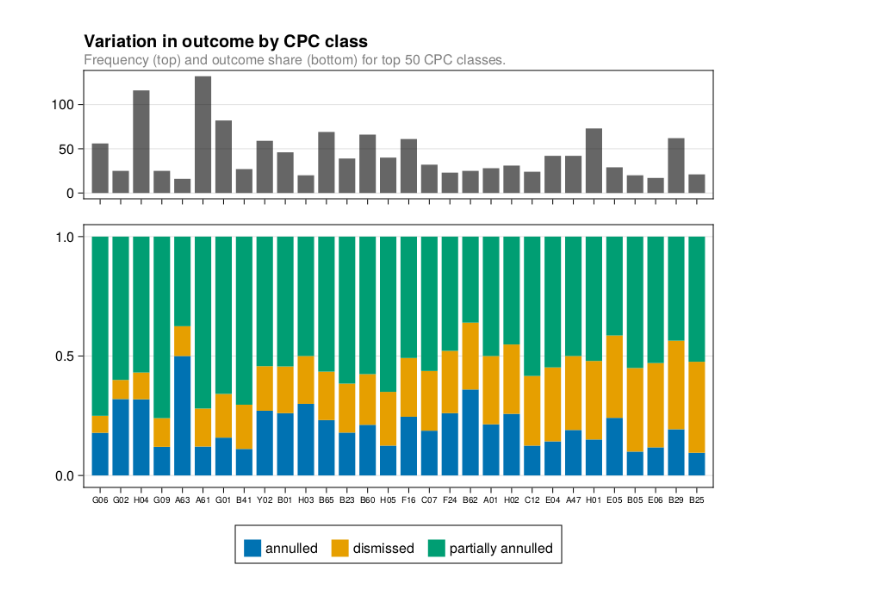
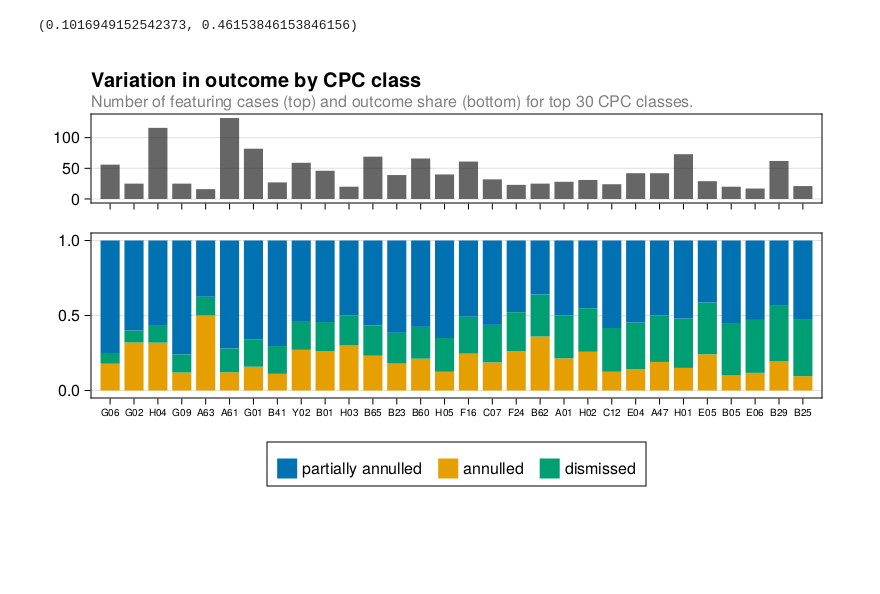
Before and after one commit to jfb-h/unified-judicial-decisions-analysis, a Jupyter notebook: scripts/final-results/descriptive-results.ipynb, the cells around one changed output. Saved outputs shown, nothing was run; the diff lists cells and outputs as text; code cells hidden in the pictures; blank space fills up the shorter version.

```diff
--- a/scripts/final-results/descriptive-results.ipynb
+++ b/scripts/final-results/descriptive-results.ipynb
@@ -77,3 +229,12 @@ end
+# %%
+using DataFramesMeta
+
+let df = flatten_and_summarize(decisions, judges)
+    @rsubset! df :n >= 50
+    extrema(df.var"claim dismissed")
+end
+# %% [output]
+(0.1016949152542373, 0.46153846153846156)
 # %%
 function plot_outcome_tech(df; title="", subtitle="")
     outcomes = ["claim dismissed" => "dismissed",
@@ -87,7 +248,7 @@ function plot_outcome_tech(df; title="", subtitle="")
     order = sort!(dftop, :dismissed).group
     N = length(order)
 
-    fig = Figure(resolution=(800, 650))
+    fig = Figure(resolution=(800, 450))
 
     pl1 = data(unique(dflong, [:group, :n])) * mapping(
             :group => sorter(order) => "", :n => "";
@@ -99,10 +260,12 @@ function plot_outcome_tech(df; title="", subtitle="")
     gr1 = draw!(fig[1,1], pl1; axis)
     xlims!(0.2, N + 0.8)
 
+    order_outcome = ["partially annulled", "annulled", "dismissed"]
+
     pl2 = data(dflong) * mapping(
             :group => sorter(order) => "", :value => "";
-            stack=:variable,
-            color=:variable => ""
+            stack=:variable ,# => sorter(reverse(order_outcome)) => "",
+            color=:variable => sorter(order_outcome) => ""
           ) * visual(BarPlot)
 
     ax2 = axis=(;xticklabelsize=10, xgridvisible=false)
@@ -118,10 +281,10 @@ end;
 # %%
 let df = flatten_and_summarize(decisions, class ∘ patent)
     title = "Variation in outcome by CPC class"
-    subtitle = "Frequency (top) and outcome share (bottom) for top 50 CPC classes."
+    subtitle = "Number of featuring cases (top) and outcome share (bottom) for top 30 CPC classes."
     fig = plot_outcome_tech(df; title, subtitle)
     save("variation_tech.png", fig; px_per_unit=2)
     fig
 end
 # %% [output]
-[figure, old version]
+[figure, new version]
```
Also changed, not shown: parts of 14 cells of this notebook, 14 other files.
